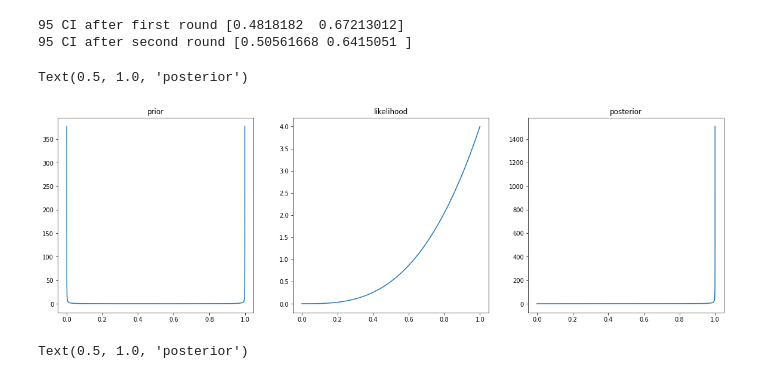
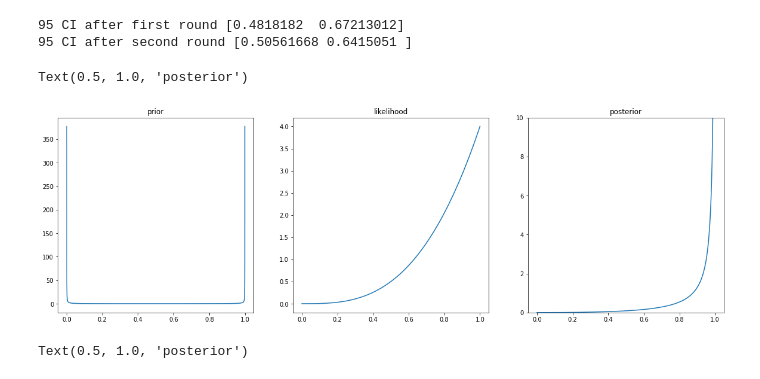
Before and after one commit to ctarrington/data-science-hw, a Jupyter notebook: dbda/ch06-binomial-and-beta/dbda_6_exercises.ipynb, the cells around one changed output. Drawn from its saved outputs; the diff is of its cells as text; code cells hidden in the pictures.

```diff
--- a/dbda/ch06-binomial-and-beta/dbda_6_exercises.ipynb
+++ b/dbda/ch06-binomial-and-beta/dbda_6_exercises.ipynb
@@ -26,24 +26,25 @@ print('95 CI after second round', ci)
 # %%
 # Exercise 6.4 samples and multiplication
 prior_rv = beta(0.1, 0.1)
 likelihood_rv = beta(4,1)
 
 prior_samples = prior_rv.pdf(trial_ps)
 likelihood_samples = likelihood_rv.pdf(trial_ps)
 posterior_samples = [prior*likelihood for prior, likelihood in zip(prior_samples, likelihood_samples)]
 
 fig, (prior_ax, likelihood_ax, posterior_ax) = plt.subplots(1, 3, figsize=(20,6))
 
 prior_ax.plot(trial_ps, prior_rv.pdf(trial_ps))
 likelihood_ax.plot(trial_ps, likelihood_rv.pdf(trial_ps))
 posterior_ax.plot(trial_ps, posterior_samples)
+plt.ylim(0, 10)
 
 prior_ax.set_title('prior')
 likelihood_ax.set_title('likelihood')
 posterior_ax.set_title('posterior')
 # %% [output]
 Text(0.5, 1.0, 'posterior')
-[figure, old version]
+[figure, new version]
 # %%
 # Exercise 6.4 adding exponents
 
```
